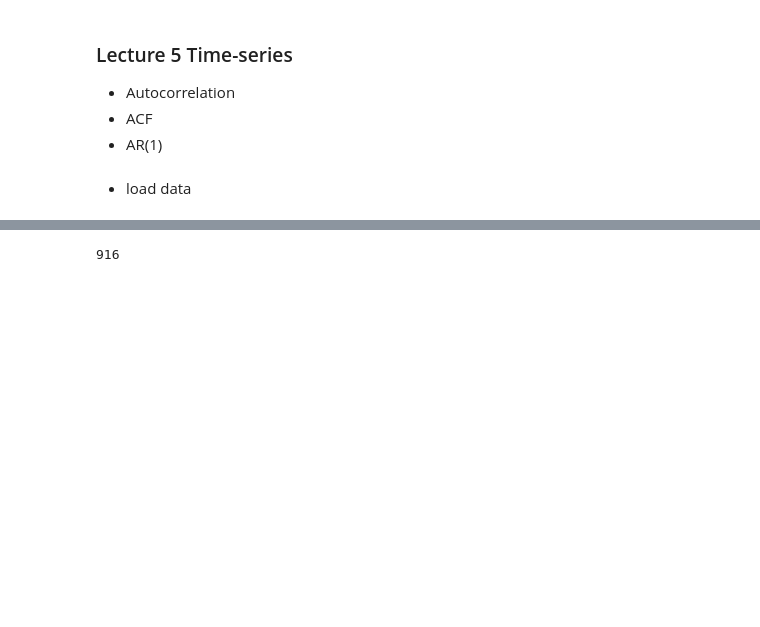
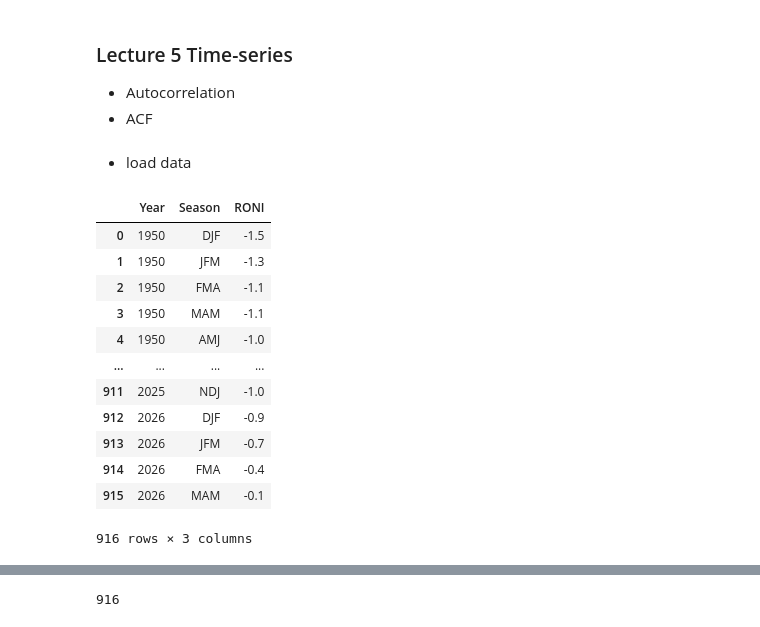
Before and after one commit to cl3225/CLMTG-5060, a Jupyter notebook: Lecture05_example.ipynb, the cells around one changed output, grey strips where cells are left out. Saved outputs shown, nothing was run; the diff lists cells and outputs as text; code cells hidden in the pictures; blank space fills up the shorter version.

```diff
--- a/Lecture05_example.ipynb
+++ b/Lecture05_example.ipynb
@@ -4,7 +4,6 @@
 ### Lecture 5 Time-series
 - Autocorrelation
 - ACF
-- AR(1)
 # %%
 import pandas as pd
 import numpy as np
@@ -13,5 +12,20 @@ import matplotlib.pyplot as plt
 - load data
 # %%
 df = pd.read_csv("./noaa_roni.csv")
+df
+# %% [output]
+|  | Year | Season | RONI |
+| 0 | 1950 | DJF | -1.5 |
+| 1 | 1950 | JFM | -1.3 |
+| 2 | 1950 | FMA | -1.1 |
+| 3 | 1950 | MAM | -1.1 |
+| 4 | 1950 | AMJ | -1.0 |
+| ... | ... | ... | ... |
+| 911 | 2025 | NDJ | -1.0 |
+| 912 | 2026 | DJF | -0.9 |
+| 913 | 2026 | JFM | -0.7 |
+| 914 | 2026 | FMA | -0.4 |
+| 915 | 2026 | MAM | -0.1 |
+916 rows × 3 columns
 # %%
 plt.plot(df.RONI)
```
Also changed, not shown: parts of 8 cells of this notebook.
